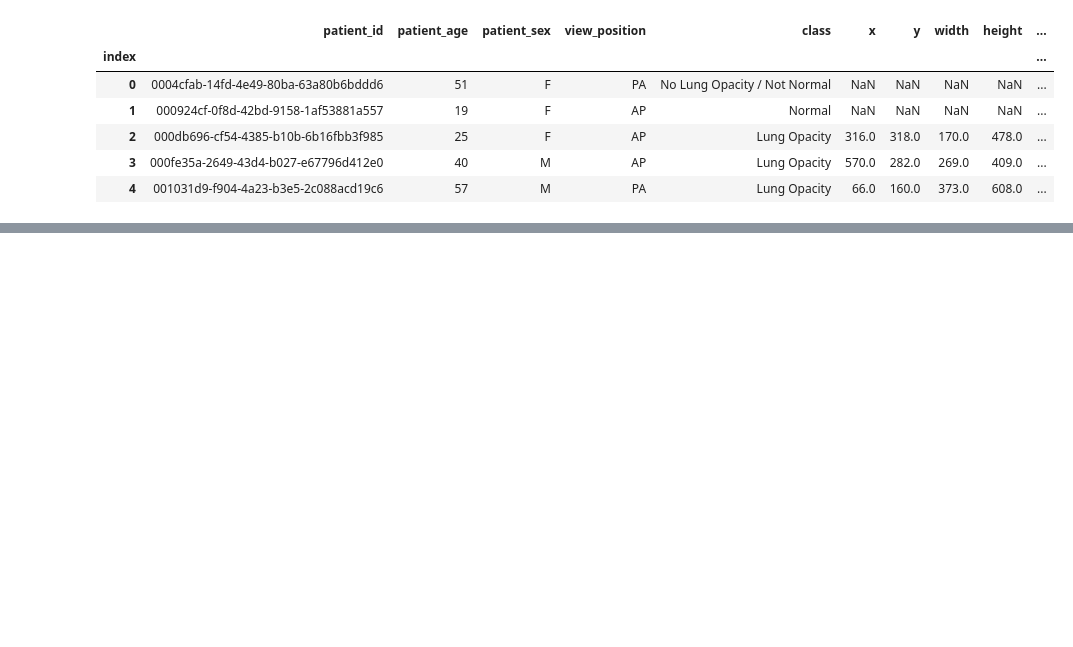
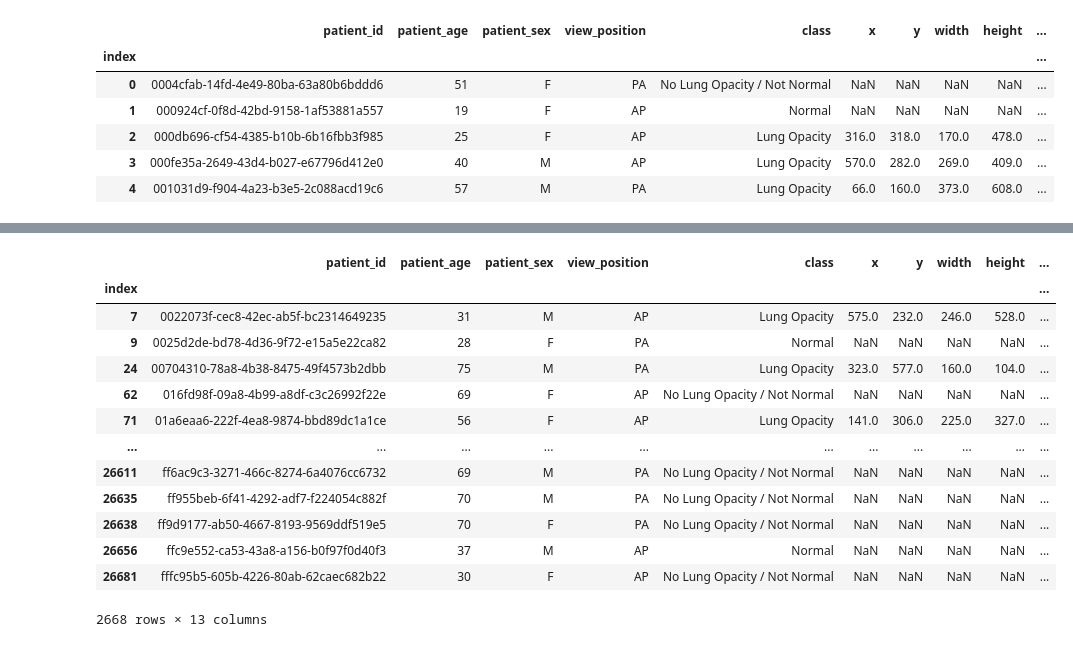
Before and after one commit to Tstrebe2/umich-mads-capstone-project, a Jupyter notebook: tstrebe2/rnsa/eda-notebook.ipynb, the cells around one changed output, grey strips where cells are left out. Saved outputs shown, nothing was run; the diff lists cells and outputs as text; code cells hidden in the pictures; blank space fills up the shorter version.

```diff
--- a/tstrebe2/rnsa/eda-notebook.ipynb
+++ b/tstrebe2/rnsa/eda-notebook.ipynb
@@ -106,3 +109,27 @@ pd.concat([
 | Test | Lung Opacity | 45.814 | 44.410 | 47.217 | 242 | 359 | 458 | 143 |
 |  | No Lung Opacity / Not Normal | 48.754 | 47.809 | 49.700 | 502 | 653 | 596 | 559 |
 |  | Normal | 45.297 | 44.269 | 46.326 | 404 | 508 | 188 | 724 |
+# %%
+from sklearn import metrics
+
+df_test = df_patients[df_patients['split'] == 'test']
+
+def get_average_precision_by_group(data):
+
+
+get_average_precision_by_group(df_test)
+# %% [output]
+|  | patient_id | patient_age | patient_sex | view_position | class | x | y | width | height | ... |
+| index |  |  |  |  |  |  |  |  |  | ... |
+| 7 | 0022073f-cec8-42ec-ab5f-bc2314649235 | 31 | M | AP | Lung Opacity | 575.0 | 232.0 | 246.0 | 528.0 | ... |
+| 9 | 0025d2de-bd78-4d36-9f72-e15a5e22ca82 | 28 | F | PA | Normal | NaN | NaN | NaN | NaN | ... |
+| 24 | 00704310-78a8-4b38-8475-49f4573b2dbb | 75 | M | PA | Lung Opacity | 323.0 | 577.0 | 160.0 | 104.0 | ... |
+| 62 | 016fd98f-09a8-4b99-a8df-c3c26992f22e | 69 | F | AP | No Lung Opacity / Not Normal | NaN | NaN | NaN | NaN | ... |
+| 71 | 01a6eaa6-222f-4ea8-9874-bbd89dc1a1ce | 56 | F | AP | Lung Opacity | 141.0 | 306.0 | 225.0 | 327.0 | ... |
+| ... | ... | ... | ... | ... | ... | ... | ... | ... | ... | ... |
+| 26611 | ff6ac9c3-3271-466c-8274-6a4076cc6732 | 69 | M | PA | No Lung Opacity / Not Normal | NaN | NaN | NaN | NaN | ... |
+| 26635 | ff955beb-6f41-4292-adf7-f224054c882f | 70 | M | PA | No Lung Opacity / Not Normal | NaN | NaN | NaN | NaN | ... |
+| 26638 | ff9d9177-ab50-4667-8193-9569ddf519e5 | 70 | F | PA | No Lung Opacity / Not Normal | NaN | NaN | NaN | NaN | ... |
+| 26656 | ffc9e552-ca53-43a8-a156-b0f97f0d40f3 | 37 | M | AP | Normal | NaN | NaN | NaN | NaN | ... |
+| 26681 | fffc95b5-605b-4226-80ab-62caec682b22 | 30 | F | AP | No Lung Opacity / Not Normal | NaN | NaN | NaN | NaN | ... |
+2668 rows × 13 columns
```
Also changed, not shown: parts of 4 cells of this notebook, 13 other files.
